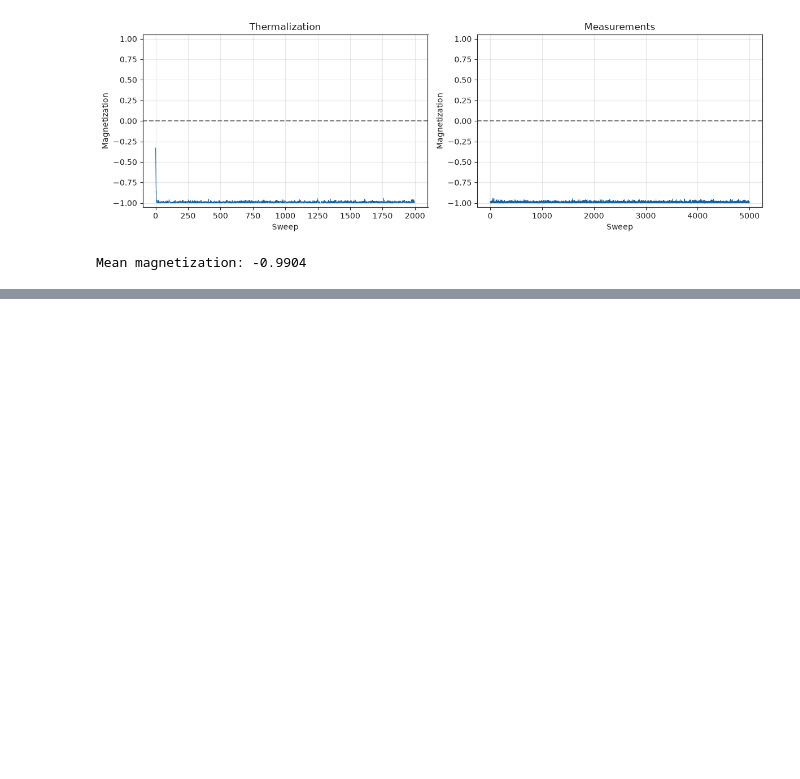
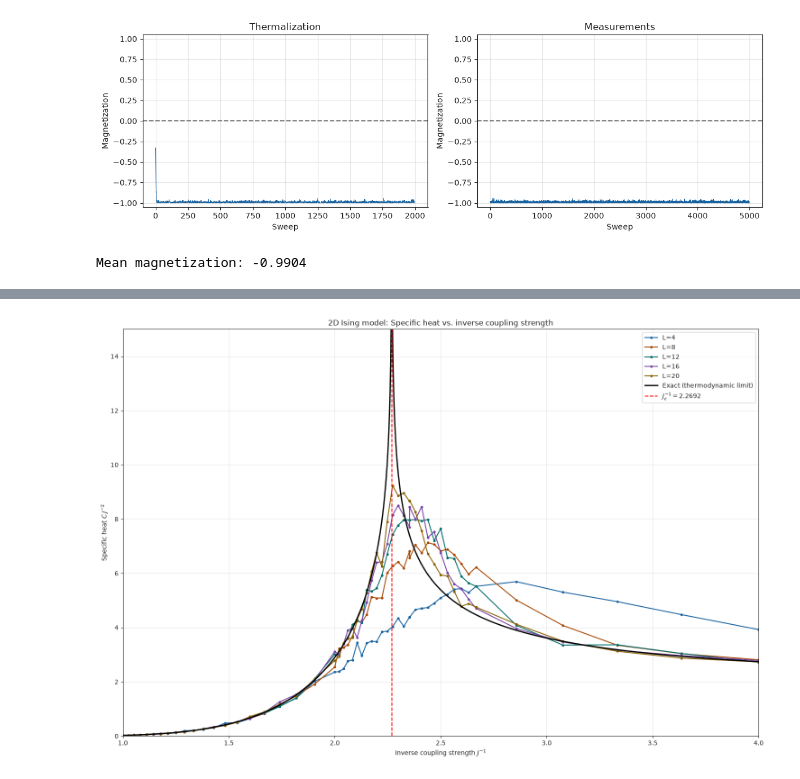
Before and after one commit to itzhaQQ/CompPhys, a Jupyter notebook: sheet02/cp02.ipynb, the cells around one changed output, grey strips where cells are left out. Drawn from its saved outputs; the diff is of its cells as text; code cells hidden in the pictures; blank space fills up the shorter version.

```diff
--- a/sheet02/cp02.ipynb
+++ b/sheet02/cp02.ipynb
@@ -337,0 +757,57 @@ Mean magnetization: -0.9904
+# %%
+# ============================================================
+# Bonus: Comparison with exact solution for specific heat in the thermodynamic limit
+from scipy.special import ellipk, ellipe
+
+def exact_specific_heat_overJ2(J):
+    """Exact C/J^2 for the infinite 2D Ising model at T=1 and h=0"""
+
+    J_c = 0.5 * np.log(1 + np.sqrt(2))
+
+    # Specific heat diverges at the critical coupling
+    if np.isclose(J, J_c, rtol=0, atol=1e-12):
+        return np.inf
+
+    t = np.tanh(2 * J)
+    m = 4 * t**2 * (1 - t**2)
+
+    K = ellipk(m)
+    E = ellipe(m)
+
+    return 2 * (1 - t**2) * (
+        -1 / t**2
+        + (2 / np.pi) * (
+            (1 / t**2 - 2 + 4 / m) * K
+            - (4 / m) * E
+        )
+    )
+
+# avoid singularity at J_c by splitting the range into two parts
+J_below = np.linspace(0.25, J_c-0.0005, 1000)
+J_above = np.linspace(J_c+0.0005, 1.0, 1000)
+
+fig, ax = plt.subplots(figsize=(15, 10))
+
+# Monte carlo results
+for L in L_vals:
+    ax.plot(1/J_vals, results_specific_heat[L], label=f"L={L}", marker=".", color=colors[L_vals.index(L)])
+
+# exact solution
+ax.plot(1/J_below, [exact_specific_heat_overJ2(J) for J in J_below], label="Exact (thermodynamic limit)", color="black", linewidth=2)
+ax.plot(1/J_above, [exact_specific_heat_overJ2(J) for J in J_above], color="black", linewidth=2)
+
+# critical coupling value
+ax.axvline(1/J_c, color="red", linestyle="--", label=rf"$J_c^{{-1}} = {1/J_c:.4f}$")
+
+ax.set_xlim(1, 4)
+ax.set_ylim(0, 15)
+ax.set_xlabel(r"Inverse coupling strength $J^{-1}$")
+ax.set_ylabel(r"Specific heat $C\,J^{-2}$")
+ax.set_title("2D Ising model: Specific heat vs. inverse coupling strength")
+ax.grid(alpha=0.3)
+ax.legend()
+plt.tight_layout()
+plt.savefig("specific_heat_vs_J_with_exact.pdf", dpi=300)
+plt.show()
+# %% [output]
+[figure, added]
```
Also changed, not shown: parts of 16 cells of this notebook, 6 other files.
